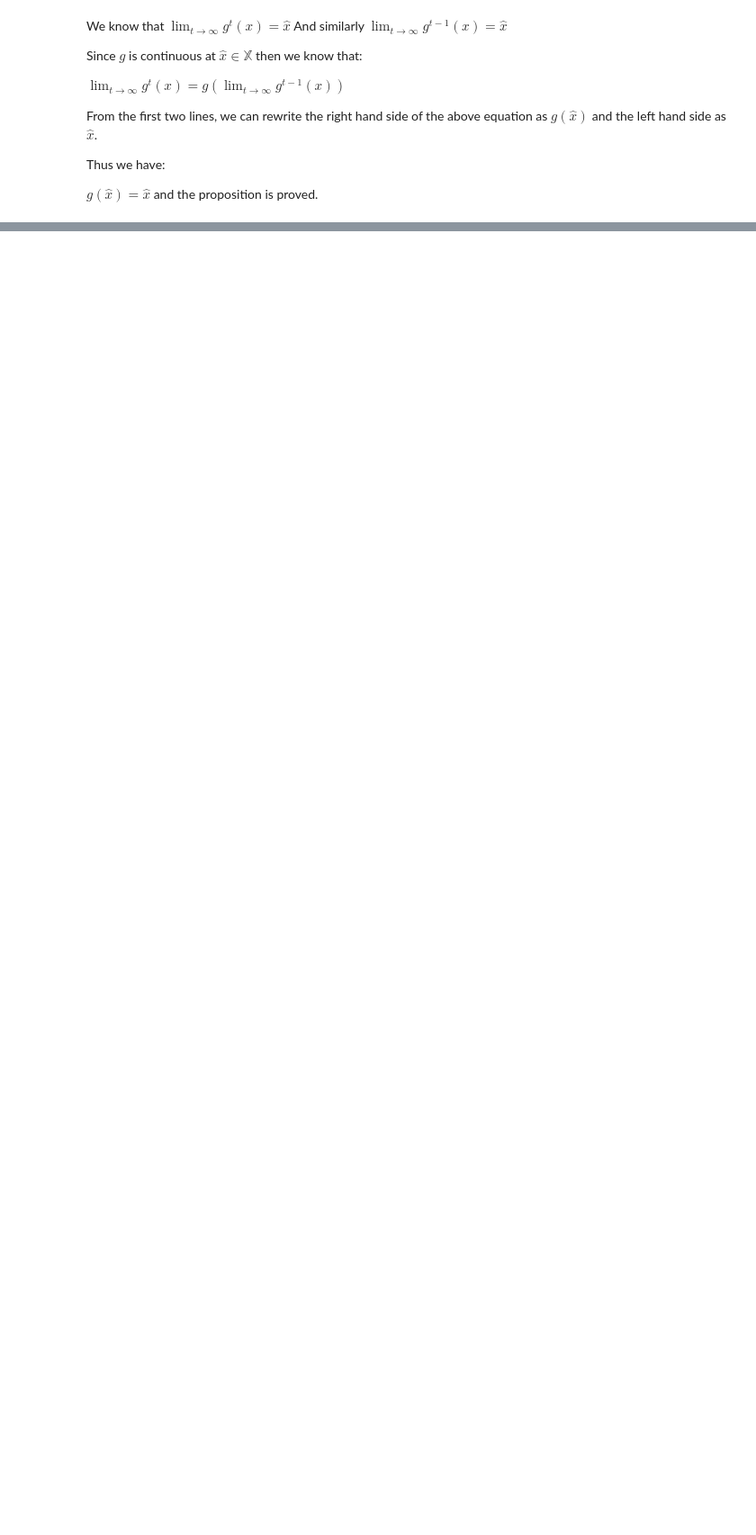
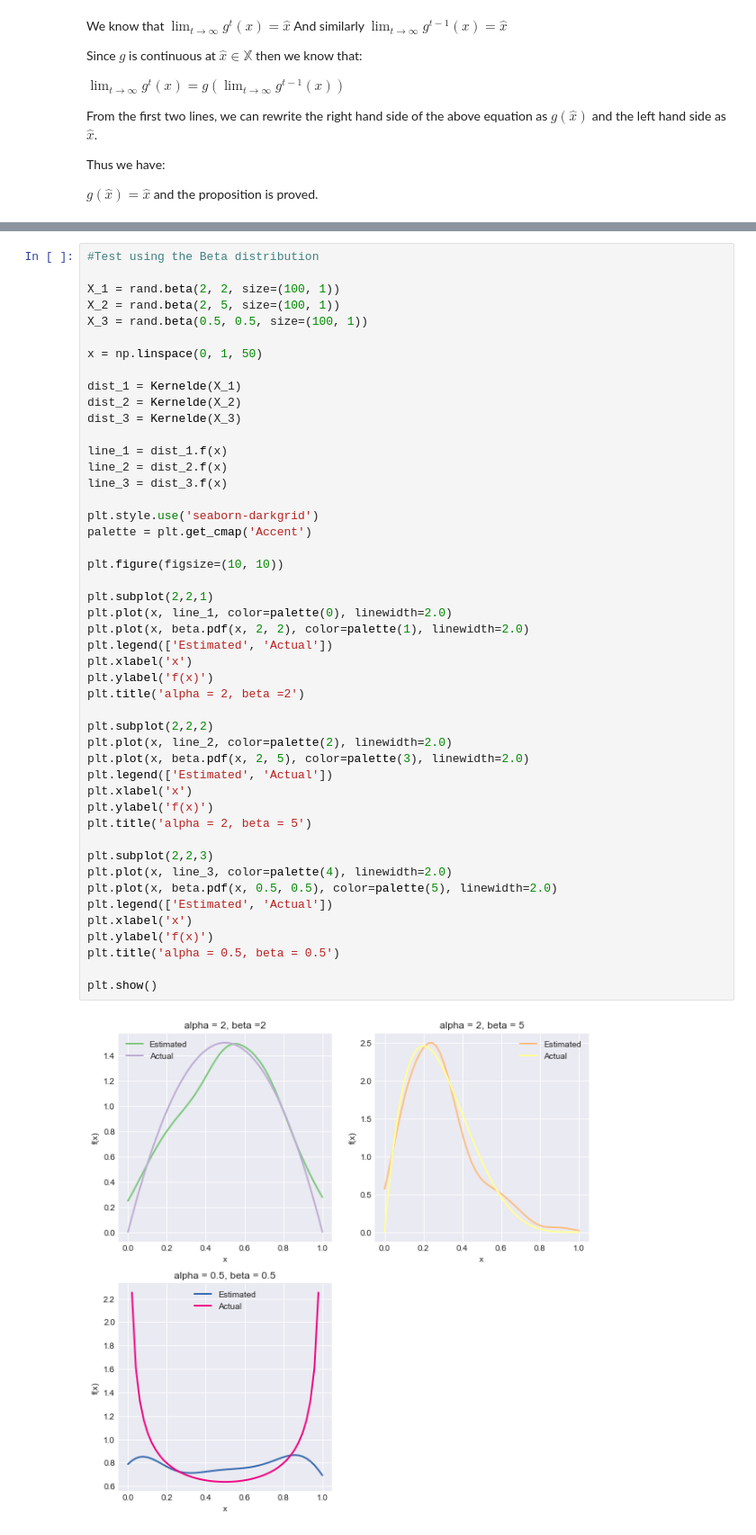
Before and after one commit to TimMunday/BootCamp2018, a Jupyter notebook: ProbSets/Econ/Week2/PS_2.ipynb, the cells around one changed output, grey strips where cells are left out. Shown at 90% size. Cells and saved outputs as stored; diff of their text form; blank space fills up the shorter version.

```diff
--- a/ProbSets/Econ/Week2/PS_2.ipynb
+++ b/ProbSets/Econ/Week2/PS_2.ipynb
@@ -106,0 +144,49 @@ $g(\hat x) = \hat x$ and the proposition is proved.
+# %%
+#Test using the Beta distribution
+
+X_1 = rand.beta(2, 2, size=(100, 1))
+X_2 = rand.beta(2, 5, size=(100, 1))
+X_3 = rand.beta(0.5, 0.5, size=(100, 1))
+
+x = np.linspace(0, 1, 50)
+
+dist_1 = Kernelde(X_1)
+dist_2 = Kernelde(X_2)
+dist_3 = Kernelde(X_3)
+
+line_1 = dist_1.f(x)
+line_2 = dist_2.f(x)
+line_3 = dist_3.f(x)
+
+plt.style.use('seaborn-darkgrid')
+palette = plt.get_cmap('Accent')
+
+plt.figure(figsize=(10, 10))
+
+plt.subplot(2,2,1)
+plt.plot(x, line_1, color=palette(0), linewidth=2.0)
+plt.plot(x, beta.pdf(x, 2, 2), color=palette(1), linewidth=2.0)
+plt.legend(['Estimated', 'Actual'])
+plt.xlabel('x')
+plt.ylabel('f(x)')
+plt.title('alpha = 2, beta =2')
+
+plt.subplot(2,2,2)
+plt.plot(x, line_2, color=palette(2), linewidth=2.0)
+plt.plot(x, beta.pdf(x, 2, 5), color=palette(3), linewidth=2.0)
+plt.legend(['Estimated', 'Actual'])
+plt.xlabel('x')
+plt.ylabel('f(x)')
+plt.title('alpha = 2, beta = 5')
+
+plt.subplot(2,2,3)
+plt.plot(x, line_3, color=palette(4), linewidth=2.0)
+plt.plot(x, beta.pdf(x, 0.5, 0.5), color=palette(5), linewidth=2.0)
+plt.legend(['Estimated', 'Actual'])
+plt.xlabel('x')
+plt.ylabel('f(x)')
+plt.title('alpha = 0.5, beta = 0.5')
+
+plt.show()
+# %% [output]
+[figure, added]
```
Also changed, not shown: parts of 16 cells of this notebook.
